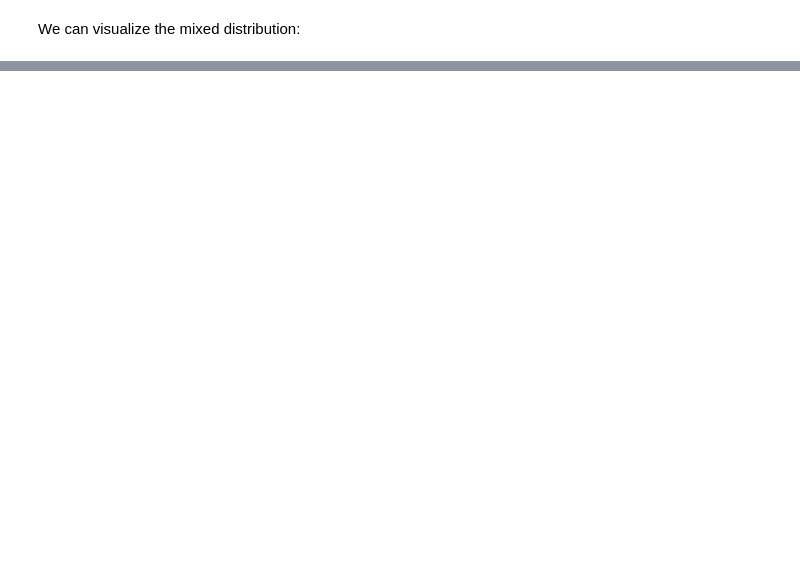
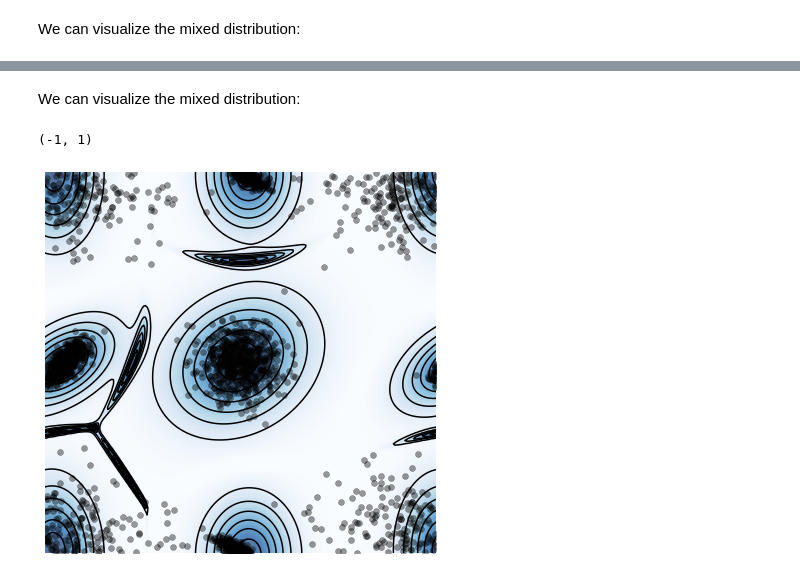
Before and after one commit to juselara1/dmae, a Jupyter notebook: examples/synthetic/custom_dissimilarity.ipynb, the cells around one changed output, grey strips where cells are left out. Saved outputs shown, nothing was run; the diff lists cells and outputs as text; code cells hidden in the pictures; blank space fills up the shorter version.

```diff
--- a/examples/synthetic/custom_dissimilarity.ipynb
+++ b/examples/synthetic/custom_dissimilarity.ipynb
@@ -160,0 +270,11 @@ ax.set_ylim([-1, 1])
+# %%
+inp = tf.keras.layers.Input(shape=(2, ))
+# DMM layer
+theta_tilde = DMAE.Layers.DissimilarityMixtureAutoencoderCov(alpha=alpha, n_clusters=n_clusters,
+                                                             initializers={"centers": tf.keras.initializers.RandomUniform(-1, 1),
+                                                                           "cov": DMAE.Initializers.InitIdentityCov(X, n_clusters),
+                                                                           "mixers": tf.keras.initializers.Constant(1.0)},
+                                                             trainable = {"centers": True, "mixers": False, "cov": True},
+                                                             dissimilarity=dis)(inp)
+# DMAE model
+model2 = tf.keras.Model(inputs=[inp], outputs=theta_tilde)
@@ -160,0 +345,9 @@ ax.set_ylim([-1, 1])
+# %% [markdown]
+We can visualize the mixed distribution:
+# %%
+fig, ax = vis_utils.visualize_distribution(model2, dmae_loss, 50, X, figsize=(7, 7), cov=True)
+ax.set_xlim([-1, 1])
+ax.set_ylim([-1, 1])
+# %% [output]
+(-1, 1)
+[figure, added]
```
Also changed, not shown: parts of 30 cells of this notebook.
